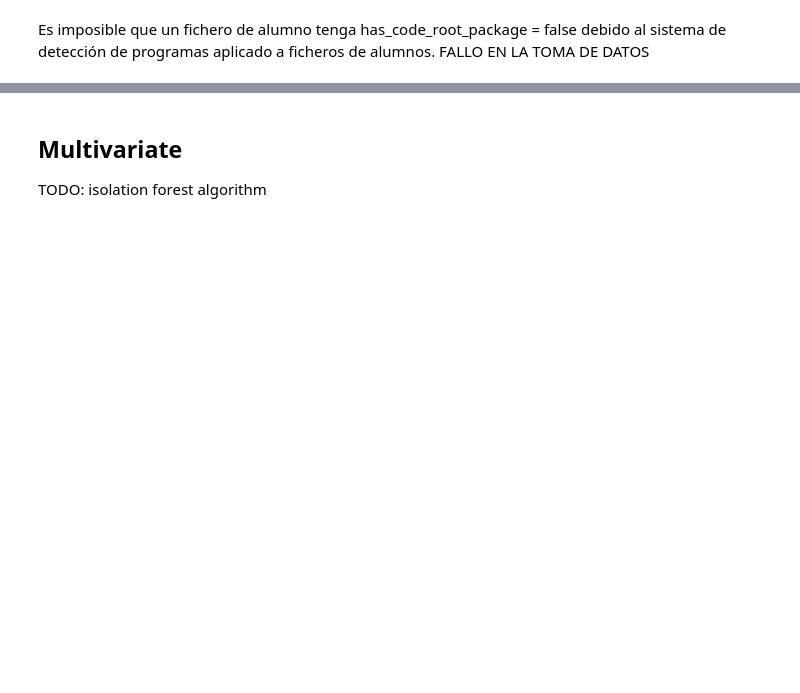
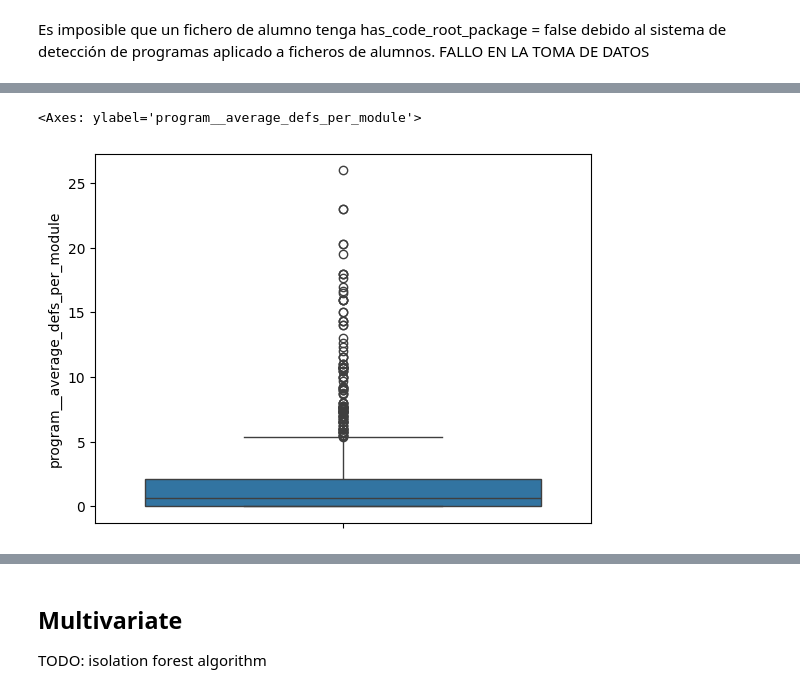
Before and after one commit to UO284262/PythonSourceCodeAnalysis, a Jupyter notebook: notebooks/01_programs.ipynb, the cells around one changed output, grey strips where cells are left out. Cells and saved outputs as stored; diff of their text form; code cells hidden in the pictures; blank space fills up the shorter version.

Commit message:
Programs fix 3.0

```diff
--- a/notebooks/01_programs.ipynb
+++ b/notebooks/01_programs.ipynb
@@ -616,0 +625,5 @@ Es imposible que un fichero de alumno tenga has_code_root_package = false debido
+# %%
+sns.boxplot(X['program__average_defs_per_module'])
+# %% [output]
+<Axes: ylabel='program__average_defs_per_module'>
+[figure, added]
```
Also changed, not shown: parts of 32 cells of this notebook, 1 other file.
